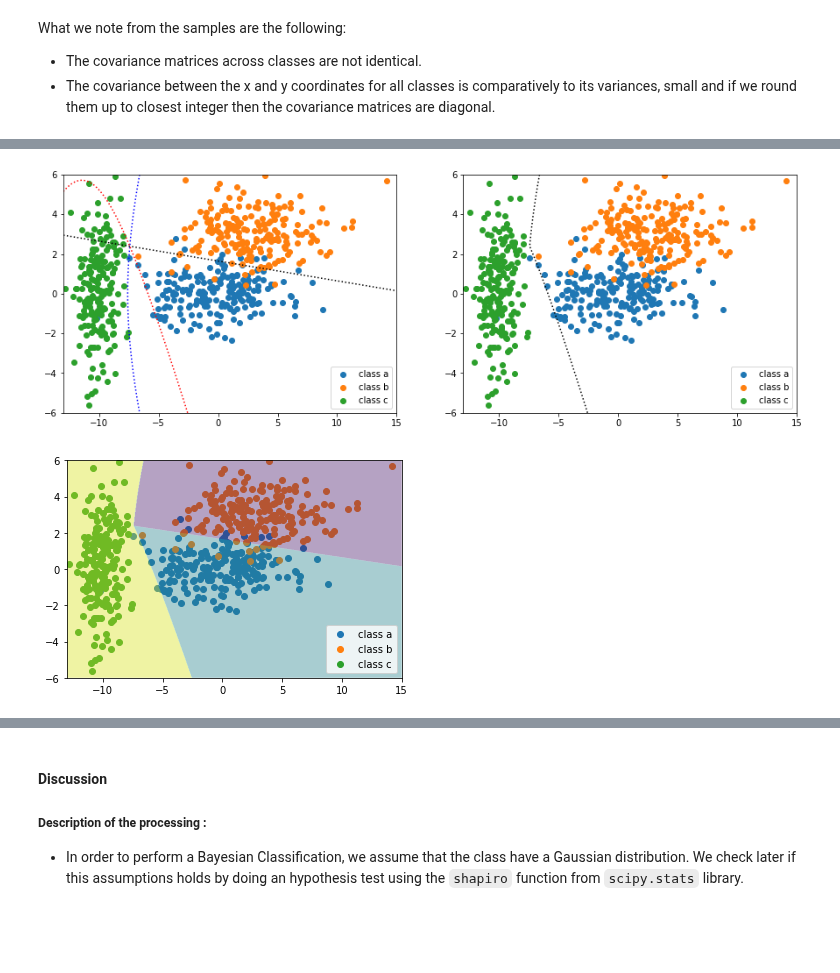
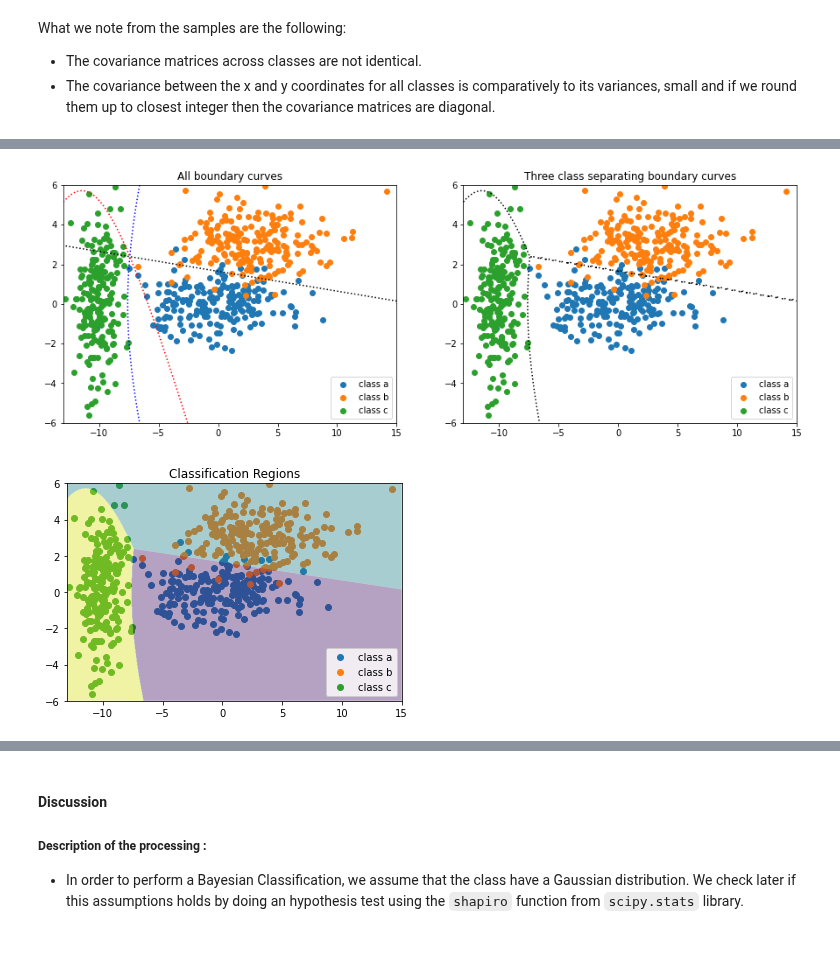
Before and after one commit to Andrea-Oliveri/Image-Processing-Assignements, a Jupyter notebook: Labs/lab_03_classification.ipynb, the cells around one changed output, grey strips where cells are left out. Drawn from its saved outputs; the diff is of its cells as text; code cells hidden in the pictures.

```diff
--- a/Labs/lab_03_classification.ipynb
+++ b/Labs/lab_03_classification.ipynb
@@ -203,7 +204,7 @@ Parametric:
 # %%
 # decision boundary
 def d1(x,y):
-    return 3/10*x + 3*y - 99/20
+    return -3/10*x - 3*y + 99/20
 def d2(x,y):
     return 1/2*(9/10*x**2-1/5*y**2) + 10*x + 50
 def d3(x,y):
@@ -220,11 +221,16 @@ def h(x,y):
     ret = np.zeros_like(x)
     for i in range(r):
         for j in range(c):
-            if bools1[i,j] >= 0:
+            if bools2[i,j] > 0 and bools3[i,j] > 0:
+                # dealing with non-zero values but close to
+                r = 0.1
+                if bools1[i,j] > r or bools1[i,j] < -r:
+                    bools1[i,j] = 3*r
+                ret[i,j] = bools1[i,j]
+            elif bools1[i,j] > 0:
                 ret[i,j] = bools2[i,j]
             elif bools1[i,j] < 0:
                 ret[i,j] = bools3[i,j]
-            # tofinish
 
     return ret
 # %%
@@ -264,9 +270,11 @@ ax[1].scatter(b[:,0],b[:,1],label='class b')
 ax[1].scatter(c[:,0],c[:,1],label='class c')
 ax[1].legend()
 
+ax[0].set_title('All boundary curves')
+ax[1].set_title('Three class separating boundary curves')
 plt.show()
 # %% [output]
-[figure, old version]
+[figure, new version]
 # %%
 def classify_bayes(X):
     # (X) 1 datapoint
@@ -287,32 +295,33 @@ def classify_bayes(X):
         else:
             return 2
 # %%
-# Conputes limits of scatter plot.
+# Computes limits of scatter plot.
 xmin = floor(np.min([np.min(a[:,0]), np.min(b[:,0]), np.min(c[:,0])]))
 xmax = ceil (np.max([np.max(a[:,0]), np.max(b[:,0]), np.max(c[:,0])]))
 ymin = floor(np.min([np.min(a[:,1]), np.min(b[:,1]), np.min(c[:,1])]))
 ymax = ceil (np.max([np.max(a[:,1]), np.max(b[:,1]), np.max(c[:,1])]))
 
 # Draw scatter plots.
 plt.scatter(a[:,0], a[:,1], label='class a')
 plt.scatter(b[:,0], b[:,1], label='class b')
 plt.scatter(c[:,0], c[:,1], label='class c')
 plt.legend()
 
 # Create 1-D arrays for x, y dimensions.
 resolution_mesh = 600
 xlist = np.linspace(xmin, xmax, resolution_mesh)
 ylist = np.linspace(ymin, ymax, resolution_mesh)
 
 # Create 2-D grid xlist, ylist values combinations.
 X, Y = np.meshgrid(xlist, ylist)
 
 # Compute class of each point in meshgrid.
 class_ab = np.asarray([classify_bayes(np.array(x)) for x in np.c_[X.ravel(), Y.ravel()]])
 class_ab = class_ab.reshape(X.shape)
 
 # Plot decision regions.
 plt.contourf(X, Y, class_ab, alpha = 0.4, antialiased = True)
+plt.title('Classification Regions')
 plt.show()
 # %% [output]
-[figure, old version]
+[figure, new version]
```
Also changed, not shown: parts of 13 cells of this notebook.
